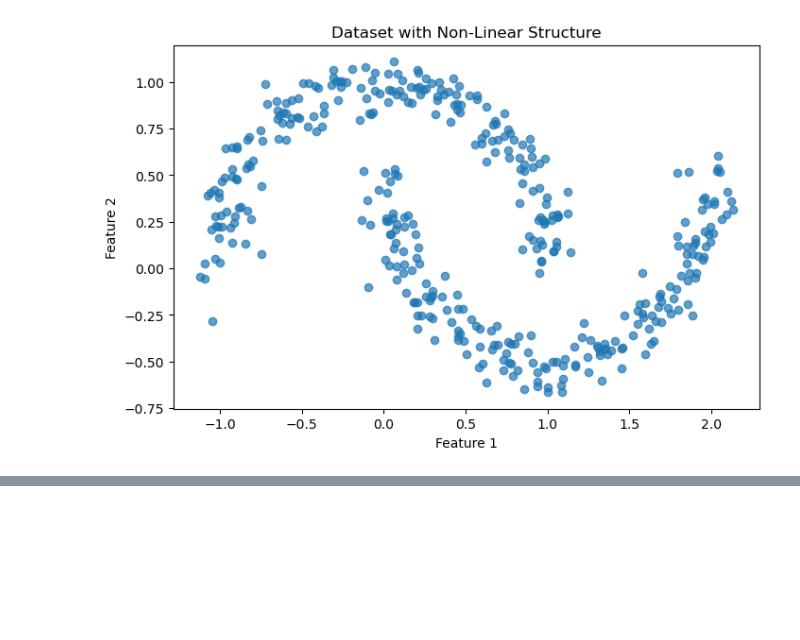
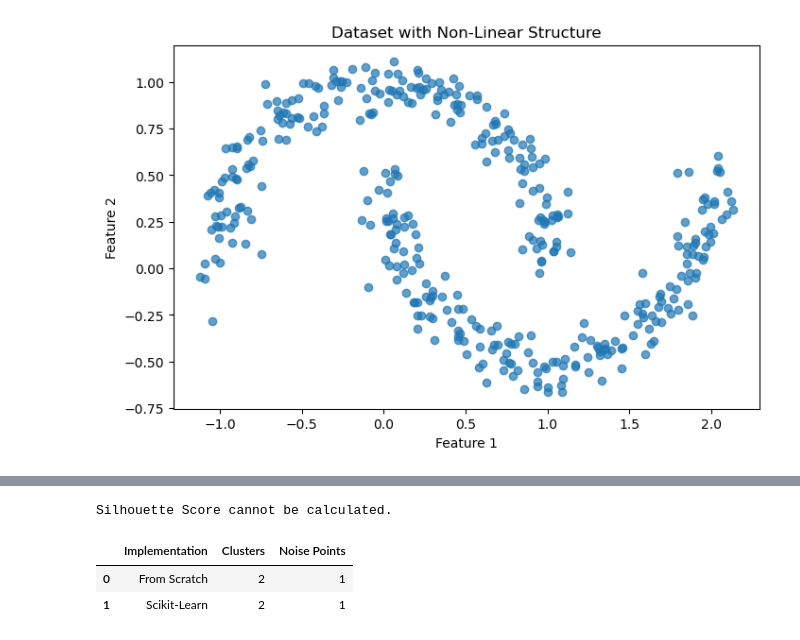
Before and after one commit to AHMAD-ALI5/machine-learning-from-scratch, a Jupyter notebook: machine-learning-from-scratch/Clustering/dbscan.ipynb, the cells around one changed output, grey strips where cells are left out. Drawn from its saved outputs; the diff is of its cells as text; code cells hidden in the pictures; blank space fills up the shorter version.

```diff
--- a/machine-learning-from-scratch/Clustering/dbscan.ipynb
+++ b/machine-learning-from-scratch/Clustering/dbscan.ipynb
@@ -160,0 +233,54 @@ class DBSCANScratch:
+# %%
+cluster_mask = labels != -1
+
+if (
+    len(set(labels[cluster_mask])) >= 2
+    and np.sum(cluster_mask) > 1
+):
+    score = silhouette_score(
+        X[cluster_mask],
+        labels[cluster_mask]
+    )
+
+    print("Silhouette Score:", score)
+
+else:
+    print("Silhouette Score cannot be calculated.")
+# %% [output]
+Silhouette Score cannot be calculated.
+# %%
+sklearn_dbscan = DBSCAN(
+    eps=0.2,
+    min_samples=5
+)
+
+sklearn_labels = sklearn_dbscan.fit_predict(X)
+
+scratch_clusters = len(
+    set(dbscan.labels_) - {-1}
+)
+
+sklearn_clusters = len(
+    set(sklearn_labels) - {-1}
+)
+
+comparison = pd.DataFrame({
+    "Implementation": [
+        "From Scratch",
+        "Scikit-Learn"
+    ],
+    "Clusters": [
+        scratch_clusters,
+        sklearn_clusters
+    ],
+    "Noise Points": [
+        np.sum(dbscan.labels_ == -1),
+        np.sum(sklearn_labels == -1)
+    ]
+})
+
+comparison
+# %% [output]
+|  | Implementation | Clusters | Noise Points |
+| 0 | From Scratch | 2 | 1 |
+| 1 | Scikit-Learn | 2 | 1 |
```
Also changed, not shown: parts of 6 cells of this notebook.
